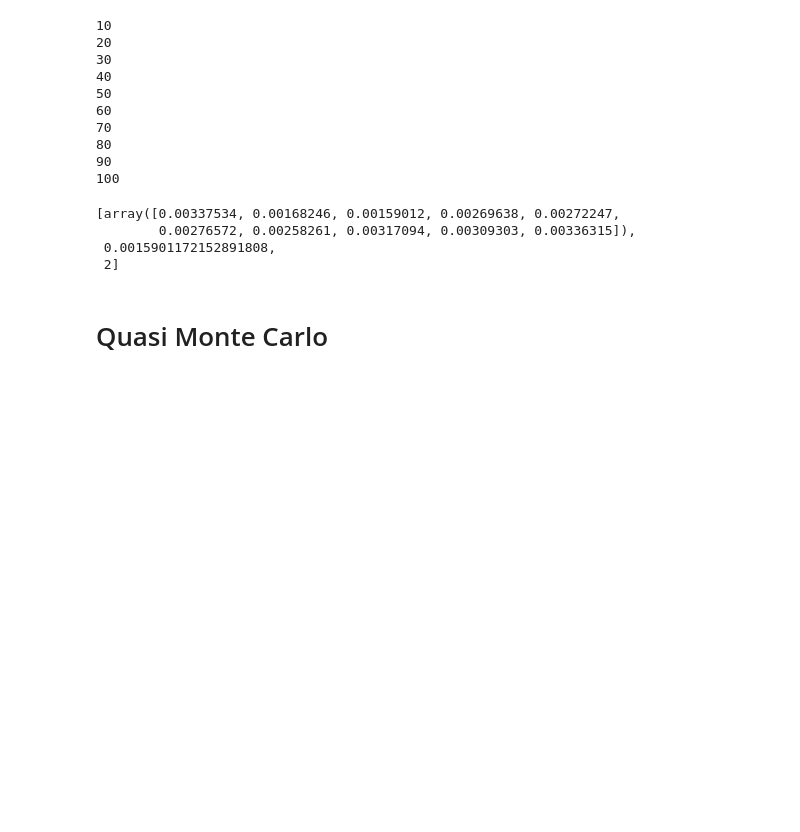
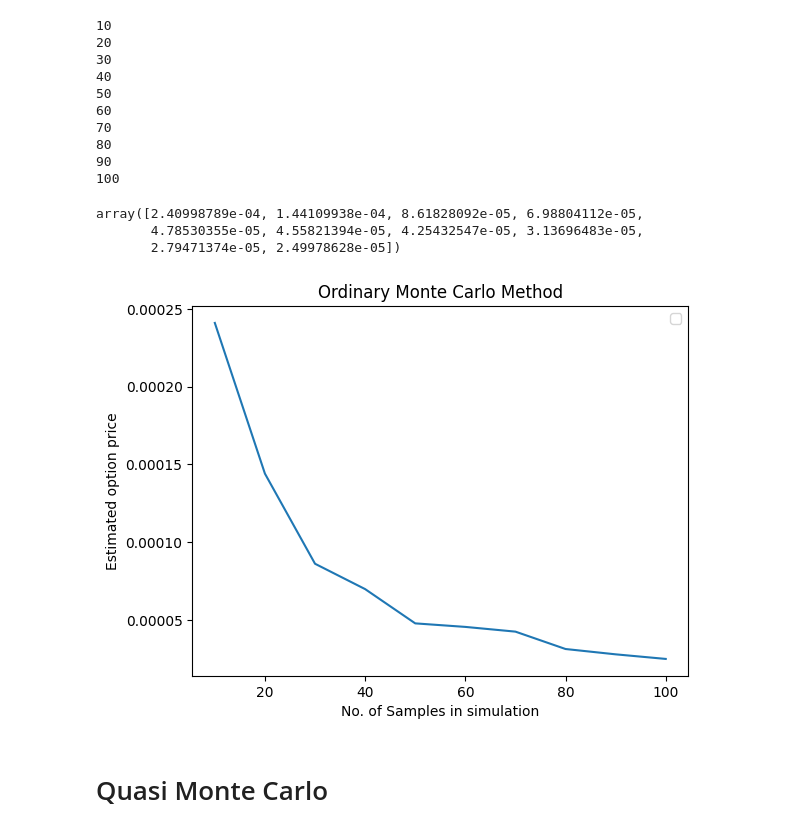
Before and after one commit to Thomasaujoux/Monte_Carlo_Option_Pricing, a Jupyter notebook: main.ipynb, the cells around one changed output. Cells and saved outputs as stored; diff of their text form; code cells hidden in the pictures; blank space fills up the shorter version.

Commit message:
comparaison et le rest

```diff
--- a/main.ipynb
+++ b/main.ipynb
@@ -125,6 +126,6 @@ mean_pv_payoffs_cvg = 0.6789593446701989
 # %%
 
-mse_comparaison = comparaison.mse_comparaison(100, k, S_0, T, r, sigma, K, alpha, b, 0.6789593446701989)
+mse_values = comparaison.mse_comparaison(max_sample, k, S_0, T, r, sigma, K, alpha, b, mean_pv_payoffs_cvg)[0]
 # %% [output]
 10
 20
@@ -137,13 +138,22 @@ mse_comparaison = comparaison.mse_comparaison(100, k, S_0, T, r, sigma, K, alpha
 90
 100
 # %%
-mse_comparaison
+mse_values
 # Je ne comprends pas pourquoi je trouve ce résultat, je ne suis pas censé obtenir ça
 # %% [output]
-[array([0.00337534, 0.00168246, 0.00159012, 0.00269638, 0.00272247,
-        0.00276572, 0.00258261, 0.00317094, 0.00309303, 0.00336315]),
- 0.0015901172152891808,
- 2]
+array([2.40998789e-04, 1.44109938e-04, 8.61828092e-05, 6.98804112e-05,
+       4.78530355e-05, 4.55821394e-05, 4.25432547e-05, 3.13696483e-05,
+       2.79471374e-05, 2.49978628e-05])
+# %%
+x_axis1 = range(10, max_sample + 1, 10)
+plt.plot(x_axis1, mse_values)
+plt.xlabel("No. of Samples in simulation")
+plt.ylabel("Estimated option price")
+plt.title("Ordinary Monte Carlo Method")
+plt.legend()
+plt.show()
+# %% [output]
+[figure, added]
 # %% [markdown]
 # Quasi Monte Carlo
 # %% [markdown]
```
Also changed, not shown: parts of 12 cells of this notebook, 3 other files.
